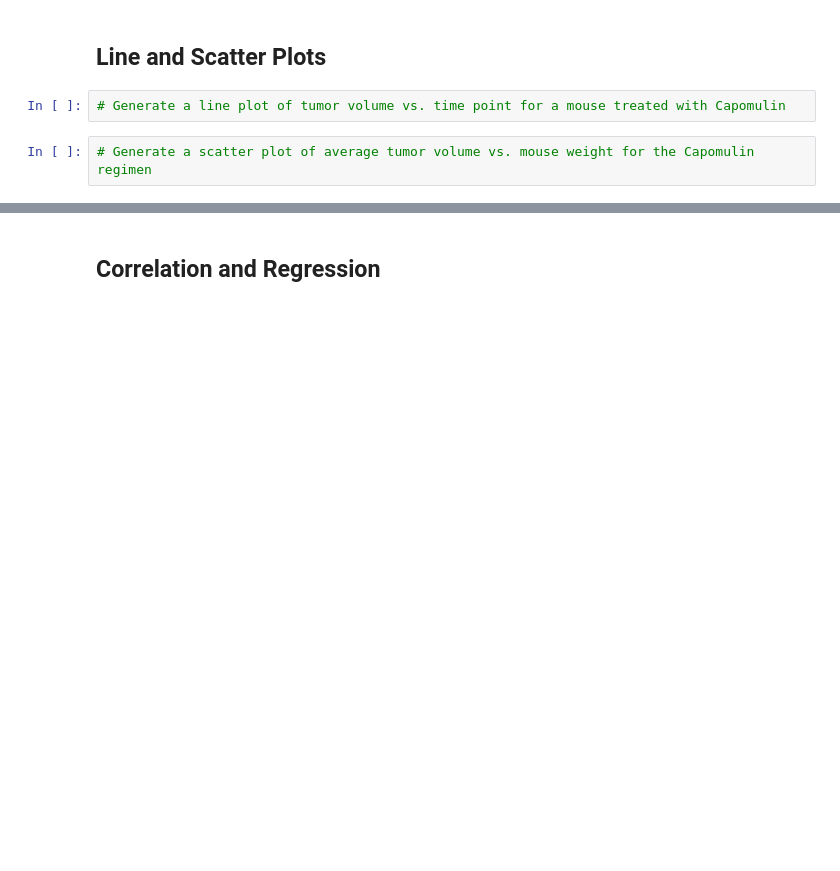
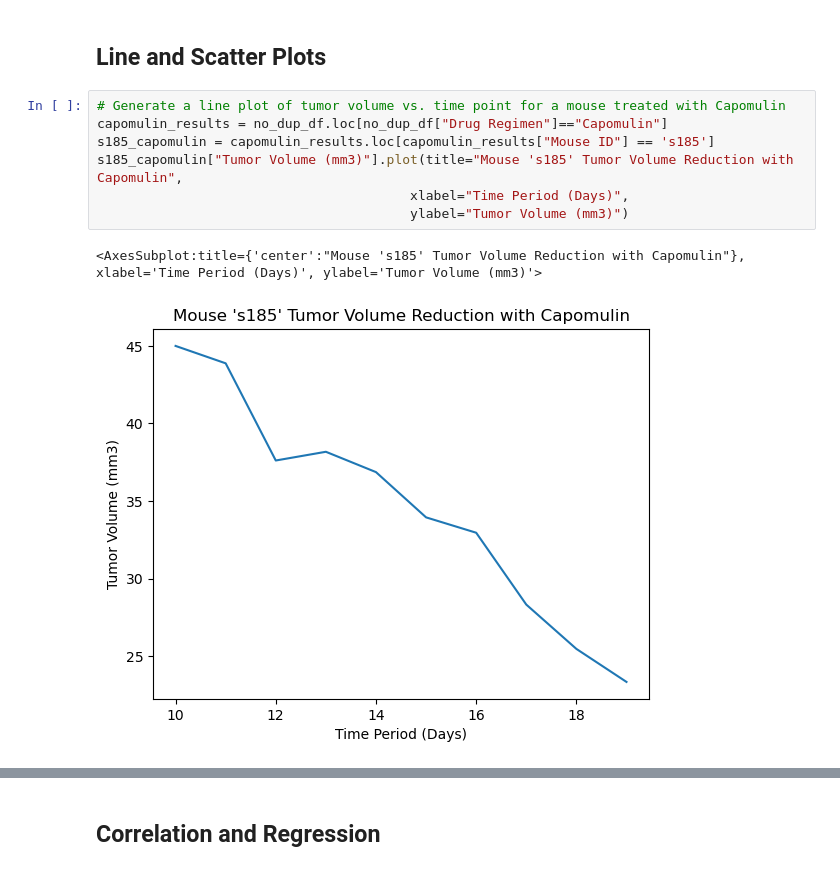
Before and after one commit to ShoaibFarooqui/pandas-and-matplotlib, a Jupyter notebook: module_5_starter_code/Pymaceuticals/pymaceuticals_starter.ipynb, the cells around one changed output, grey strips where cells are left out. Drawn from its saved outputs; the diff is of its cells as text; blank space fills up the shorter version.

```diff
--- a/module_5_starter_code/Pymaceuticals/pymaceuticals_starter.ipynb
+++ b/module_5_starter_code/Pymaceuticals/pymaceuticals_starter.ipynb
@@ -282,5 +282,11 @@ Text(0.5, 1.0, 'Final Tumor Volume Measurement in Drug Cohorts')
 ## Line and Scatter Plots
 # %%
 # Generate a line plot of tumor volume vs. time point for a mouse treated with Capomulin
+capomulin_results = no_dup_df.loc[no_dup_df["Drug Regimen"]=="Capomulin"]
+s185_capomulin = capomulin_results.loc[capomulin_results["Mouse ID"] == 's185']
+s185_capomulin["Tumor Volume (mm3)"].plot(title="Mouse 's185' Tumor Volume Reduction with Capomulin",
+                                        xlabel="Time Period (Days)",
+                                        ylabel="Tumor Volume (mm3)")
+# %% [output]
+<AxesSubplot:title={'center':"Mouse 's185' Tumor Volume Reduction with Capomulin"}, xlabel='Time Period (Days)', ylabel='Tumor Volume (mm3)'>
+[figure, added]
-# %%
-# Generate a scatter plot of average tumor volume vs. mouse weight for the Capomulin regimen
```
Also changed, not shown: parts of 4 cells of this notebook.
